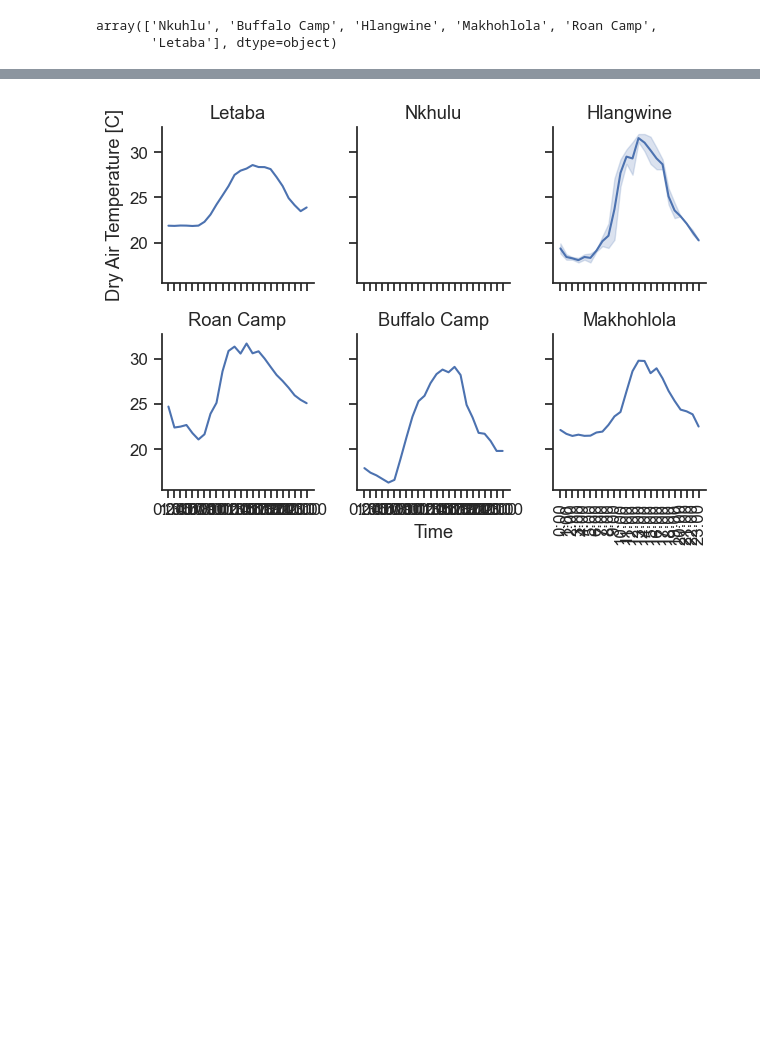
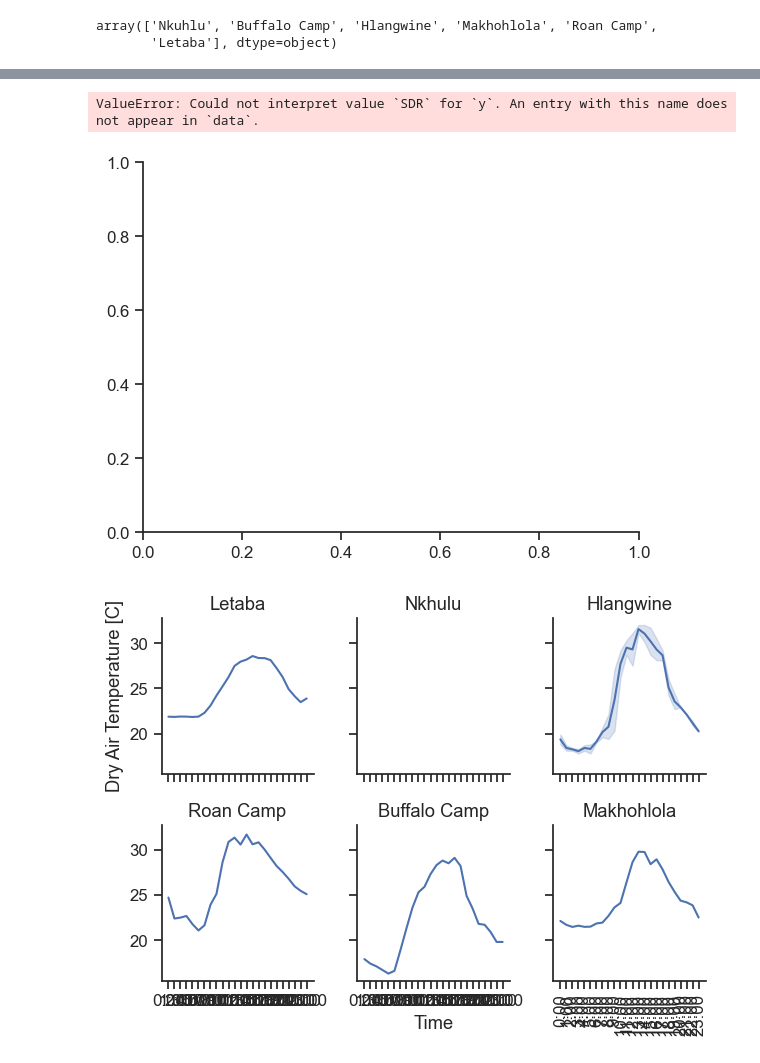
Before and after one commit to pbb2291/ThermalLandscapes, a Jupyter notebook: src/1_correct_images_for_weather/WeatherData_PlotsandStats.ipynb, the cells around one changed output, grey strips where cells are left out. Cells and saved outputs as stored; diff of their text form; code cells hidden in the pictures; blank space fills up the shorter version.

```diff
--- a/src/1_correct_images_for_weather/WeatherData_PlotsandStats.ipynb
+++ b/src/1_correct_images_for_weather/WeatherData_PlotsandStats.ipynb
@@ -154,4 +151,23 @@ FileNotFoundError: [Errno 2] No such file or directory: './figs/LinePlot_Weather
 [figure]
+# %%
+# Plot weather data over the course of the day
+
+fig, ax = plt.subplots()
+
+sns.lineplot(data=df, x='Time', y='SDR', hue='Site', hue_order=sites, lw=3, alpha=0.8)
+
+ax.set_ylabel('Solar Downwave Radiation (j/m2)')
+fig.tight_layout()
+plt.legend(bbox_to_anchor=(1.02, 1), loc='upper left', borderaxespad=0)
+
+ax.set_xticklabels(ax.get_xticklabels(),rotation=90)
+# ax.vlines()
+ax.set_xlim(6, 11)
+
+fig.savefig(f'{FIGDIR}/LinePlot_WeatherData_STDR_xlimited.png', dpi=300)
+# %% [output]
+ValueError: Could not interpret value `SDR` for `y`. An entry with this name does not appear in `data`.
+[figure, added]
 # %%
 fig, ((ax1, ax2, ax3), (ax4, ax5, ax6)) = plt.subplots(2, 3, sharex=True, sharey=True)
 
```
Also changed, not shown: parts of 4 cells of this notebook, 5 other files.
